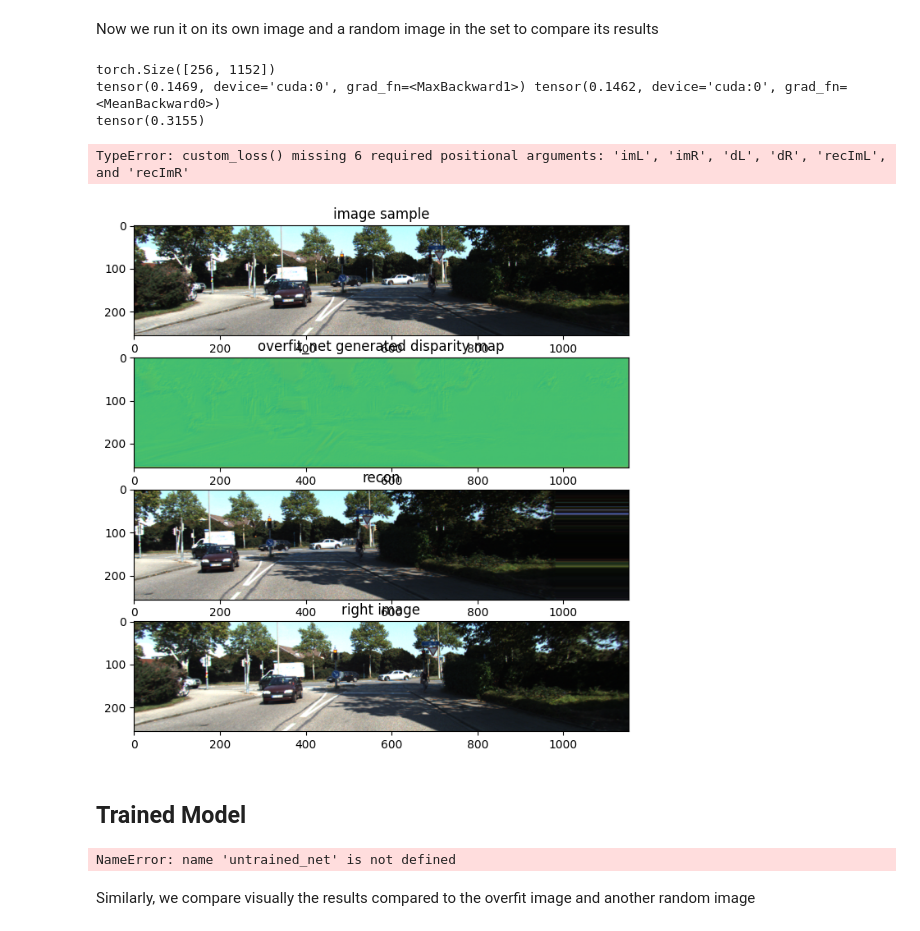
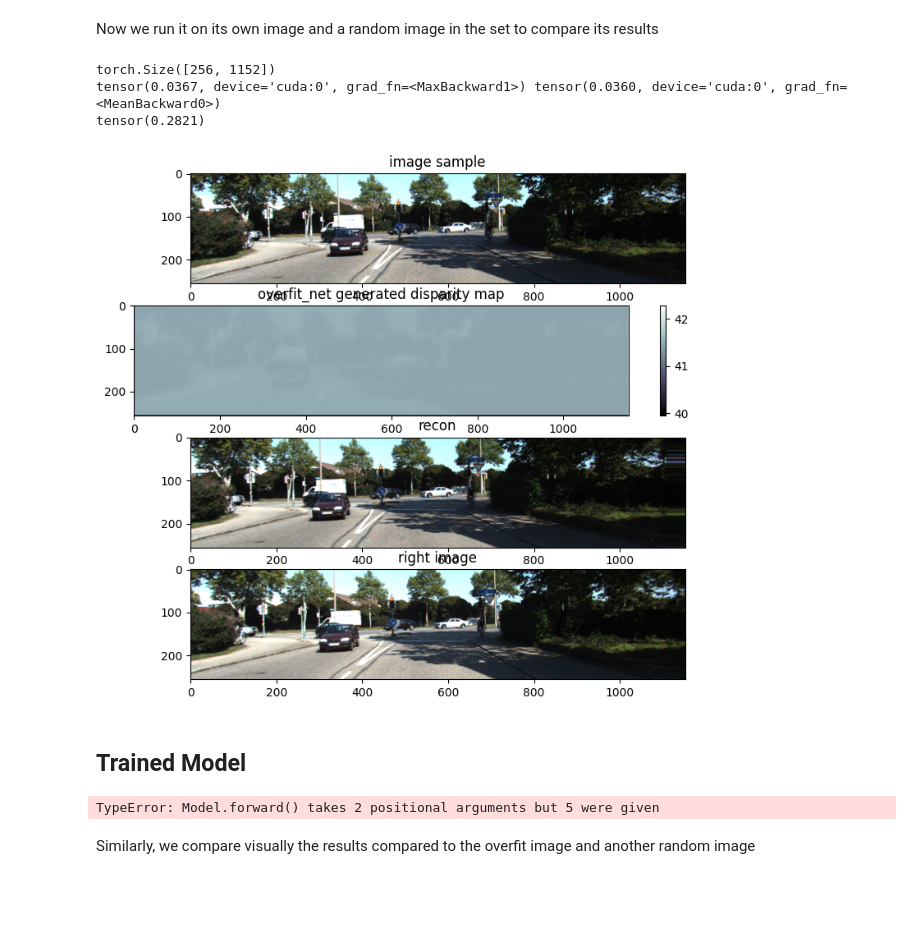
Before and after one commit to OliverTattersall/monoDepthEstim, a Jupyter notebook: FinalProj-poo.ipynb, the cells around one changed output. Saved outputs shown, nothing was run; the diff lists cells and outputs as text; code cells hidden in the pictures; blank space fills up the shorter version.

```diff
--- a/FinalProj-poo.ipynb
+++ b/FinalProj-poo.ipynb
@@ -272,12 +272,15 @@ class Model(nn.Module):
         self.upconv3 = nn.ConvTranspose2d(128, 64, kernel_size=3, stride=2, padding=1, output_padding=1)
         self.iconv3  =          nn.Conv2d(128 + 2, 64, kernel_size=3, stride=1, padding=1)
         self.disp3   =          nn.Conv2d(64, 2, kernel_size=3, stride=1, padding=1)
+        nn.init.constant_(self.disp3.bias, -1.0)
         self.upconv2 = nn.ConvTranspose2d(64, 32, kernel_size=3, stride=2, padding=1, output_padding=1)
         self.iconv2  =          nn.Conv2d(64 + 2, 32, kernel_size=3, stride=1, padding=1)
         self.disp2   =          nn.Conv2d(32, 2, kernel_size=3, stride=1, padding=1)
+        nn.init.constant_(self.disp2.bias, 3.0)
         self.upconv1 = nn.ConvTranspose2d(32, 16, kernel_size=3, stride=2, padding=1, output_padding=1)
         self.iconv1  =          nn.Conv2d(16 + 2, 16, kernel_size=3, stride=1, padding=1)
         self.disp1   =          nn.Conv2d(16, 2, kernel_size=3, stride=1, padding=1)
+        nn.init.constant_(self.disp1.bias, -2.0)
 
     def forward(self, left_image):
         # Encoder
@@ -914,7 +907,7 @@ dL1 = overfit_net.forward(im1[None])[0, 0]
 
 def increase_disparity_diff(dMap):
     dMap = dMap / torch.max(dMap)
-    dMap = torch.float_power(dMap, 140)*50
+    dMap = torch.float_power(dMap, 40)
     return dMap
 
 # tF.convert_image_dtype
@@ -926,47 +919,48 @@ print(torch.max(dL1), torch.mean(dL1))
 
 fig = plt.figure(figsize=(10,8))
 ax = fig.add_subplot(4,1,1)
 plt.title('image sample')
 ax.imshow(im1.cpu().permute(1, 2, 0).numpy())
 ax = fig.add_subplot(4,1,2)
 plt.title("overfit_net generated disparity map")
-ax.imshow(dL1.cpu().detach().numpy())
+dispMapAx = ax.imshow(dL1.cpu().detach().numpy()*dL1.shape[1], cmap='bone')
+fig.colorbar(dispMapAx, cmap='bone' ,ax=ax)
 ax = fig.add_subplot(4, 1, 3)
 plt.title("recon")
 ax.imshow(reconStruct(im1[None].cpu().detach(), dL1[None].cpu().detach(), False)[0].permute(1, 2, 0))
 ax = fig.add_subplot(4, 1, 4)
 plt.title("right image")
 ax.imshow(imR.permute(1, 2, 0))
 
 print(appearance_loss(imR[None], reconStruct(im1[None].cpu().detach(), dL1[None].cpu().detach(), False), 1))
 
-print(custom_loss())
+# print(custom_loss())
 # ax = fig.add_subplot(2,3,3)
 # plt.title("ground truth disparity map")
 # ax.imshow(gt1)
 # ax = fig.add_subplot(2,3,4)
 # plt.title('image sample')
 # ax.imshow(im2)
 # ax = fig.add_subplot(2,3,5)
 # plt.title("overfit_net generated disparity map")
 # ax.imshow(dL2)
 # ax = fig.add_subplot(2,3,6)
 # plt.title("ground truth disparity map")
 # ax.imshow(gt2)
 # %% [output]
 torch.Size([256, 1152])
-tensor(0.1469, device='cuda:0', grad_fn=<MaxBackward1>) tensor(0.1462, device='cuda:0', grad_fn=<MeanBackward0>)
-tensor(0.3155)
+tensor(0.0367, device='cuda:0', grad_fn=<MaxBackward1>) tensor(0.0360, device='cuda:0', grad_fn=<MeanBackward0>)
+tensor(0.2821)
-TypeError: custom_loss() missing 6 required positional arguments: 'imL', 'imR', 'dL', 'dR', 'recImL', and 'recImR'
-[figure, old version]
+[figure, new version]
 # %% [markdown]
 ## Trained Model
 # %%
-%%time
+# %%time
 
-trained_net = copy.deepcopy(untrained_net)
+# trained_net = copy.deepcopy(untrained_net)
+trained_net = Model().eval()
 
-EPOCH = 10
+EPOCH = 3
 
 optimizer = get_optimizer(trained_net)
 
@@ -974,7 +968,7 @@ train_net(train_loader, trained_net, optimizer, EPOCH)
 
 torch.save(trained_net.state_dict(), "trained_net.pth")
 # %% [output]
-NameError: name 'untrained_net' is not defined
+TypeError: Model.forward() takes 2 positional arguments but 5 were given
 # %% [markdown]
 Similarly, we compare visually the results compared to the overfit image and another random image
 # %%
```
Also changed, not shown: parts of 6 cells of this notebook.
